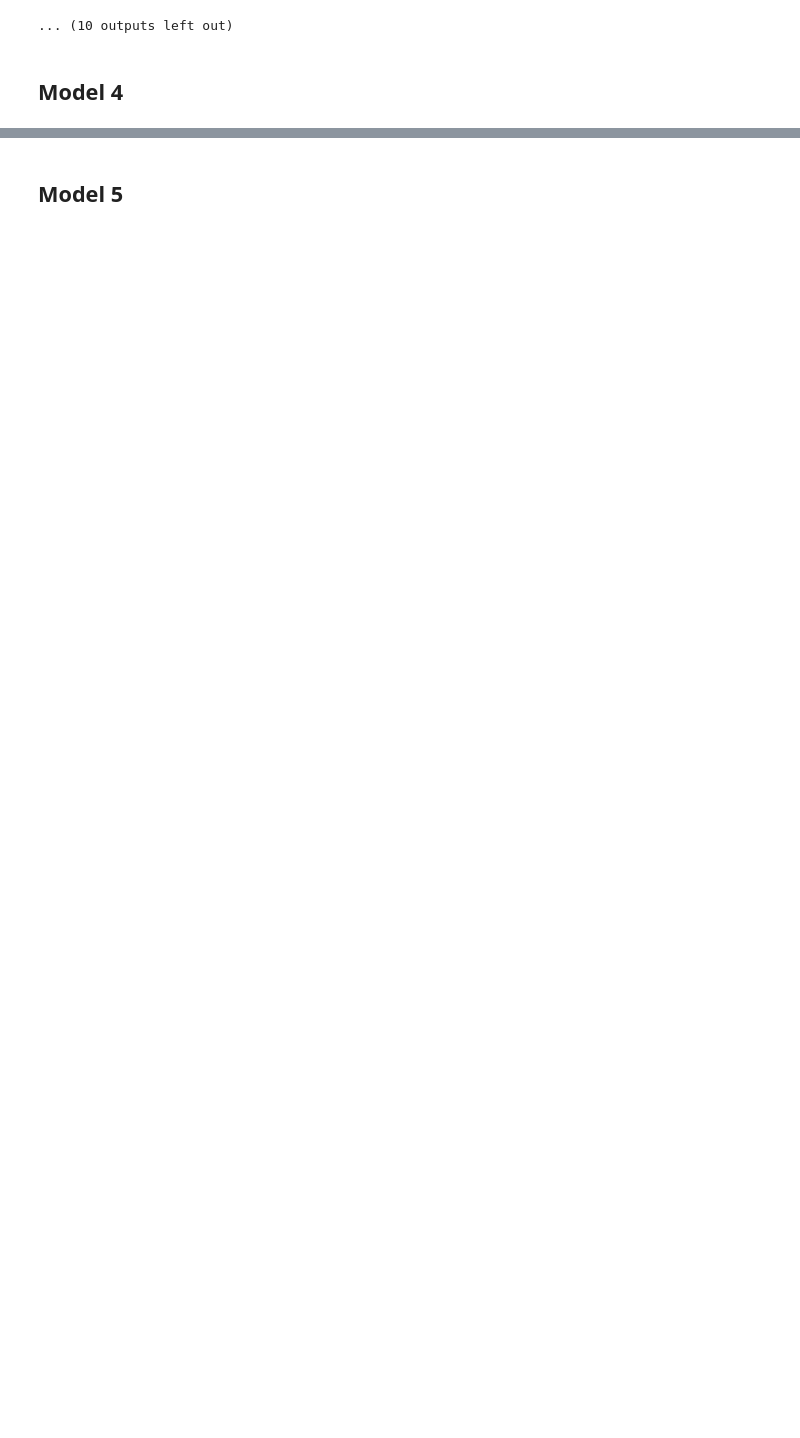
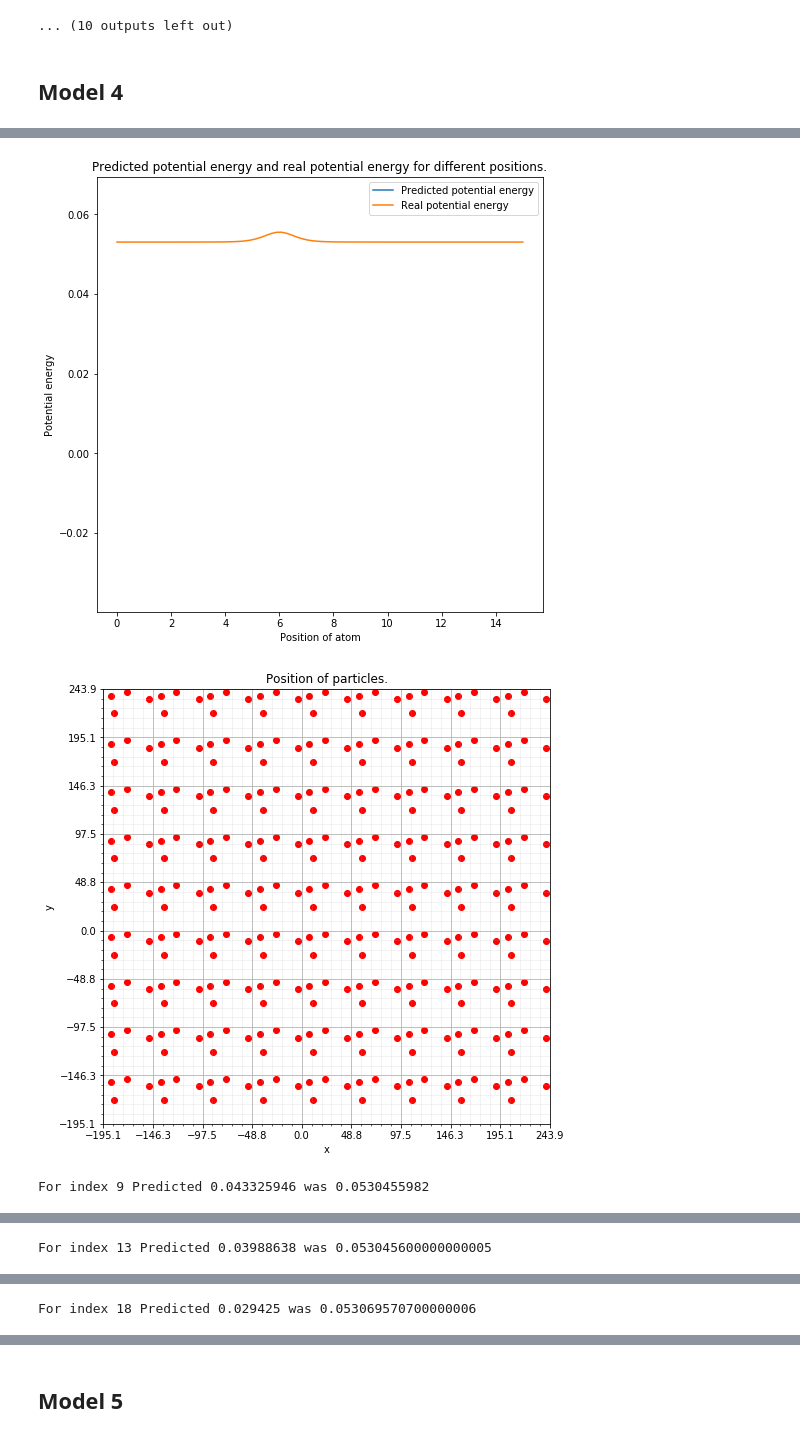
Before and after one commit to TimHeiszwolf/Quantum_energy_ML, a Jupyter notebook: MachineLearning.ipynb, the cells around one changed output, grey strips where cells are left out. Drawn from its saved outputs; the diff is of its cells as text; code cells hidden in the pictures; blank space fills up the shorter version.

```diff
--- a/MachineLearning.ipynb
+++ b/MachineLearning.ipynb
@@ -577,6 +587,7 @@ ax1.legend()
 ax1.set_xlabel('Position of atom')
 ax1.set_ylabel('Potential energy')
 ax1.set_title('Predicted potential energy and real potential energy for different positions.')
+ax1.set_ylim(-0.75 * offset , 1.5 * max(y[1]))
 
 for i in range(0,10):
     plotAndPredict(model, validationData, validationData.index[i])
@@ -587,3 +598,4 @@ for layer in model.layers:
     print(layer.get_weights())
 #"""
 print()
+# %% [output]
@@ -589,0 +604,3 @@ print()
+[figure, added]
+[figure, added]
+For index 9 Predicted 0.043325946 was 0.0530455982
@@ -589,0 +608 @@ print()
+For index 13 Predicted 0.03988638 was 0.053045600000000005
@@ -589,0 +610 @@ print()
+For index 18 Predicted 0.029425 was 0.053069570700000006
```
Also changed, not shown: parts of 20 cells of this notebook, 3 other files.
